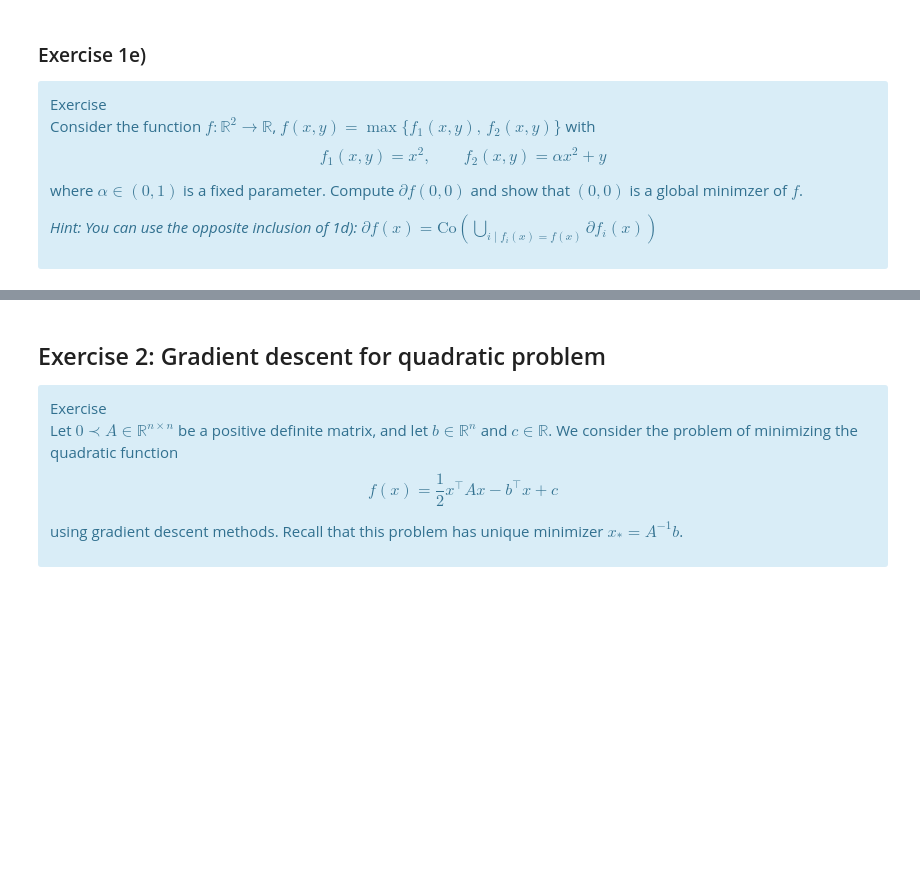
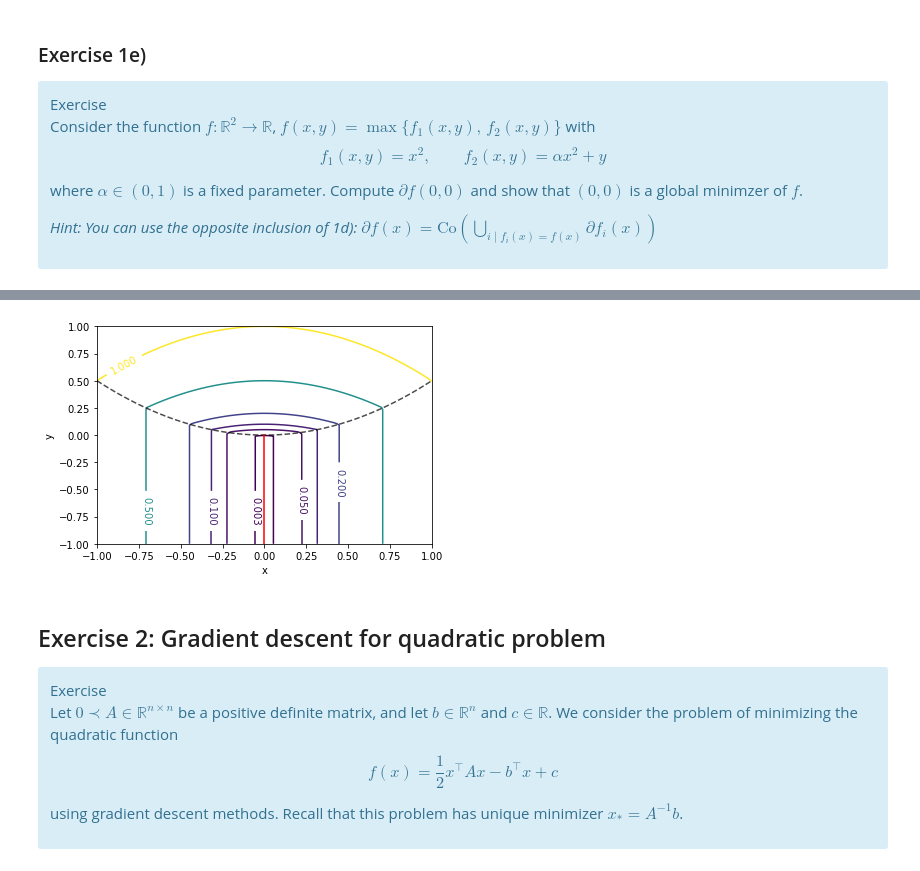
Before and after one commit to anhnguyendepocen/optimization-II-2021, a Jupyter notebook: notebooks/week12.ipynb, the cells around one changed output, grey strips where cells are left out. Cells and saved outputs as stored; diff of their text form; code cells hidden in the pictures; blank space fills up the shorter version.

```diff
--- a/notebooks/week12.ipynb
+++ b/notebooks/week12.ipynb
@@ -74,3 +130,23 @@ _Hint: You can use the opposite inclusion of 1d):_ $\partial f(x) = \text{Co}\le
+# %%
+import matplotlib.pyplot as plt
+import numpy as np
+
+alpha = 0.5
+
+t = np.linspace(-1, 1, 100)
+xx, yy = np.meshgrid(t, t)
+f1 = xx ** 2
+f2 = alpha * xx ** 2 + yy
+f = np.max([f1, f2], axis=0)
+
+CS = plt.contour(xx, yy, f, [0.003, 0.05, 0.1, 0.2, 0.5, 1])
+plt.clabel(CS)
+plt.plot(t, t ** 2 * alpha, ls="--", c="k", alpha=0.7)
+plt.axvline(0, 0, 0.5, c="r")
+plt.xlabel("x")
+plt.ylabel("y");
+# %% [output]
+[figure, added]
 # %% [markdown]
 ## Exercise 2: Gradient descent for quadratic problem
 <div class="alert alert-info">
```
Also changed, not shown: parts of 10 cells of this notebook.
